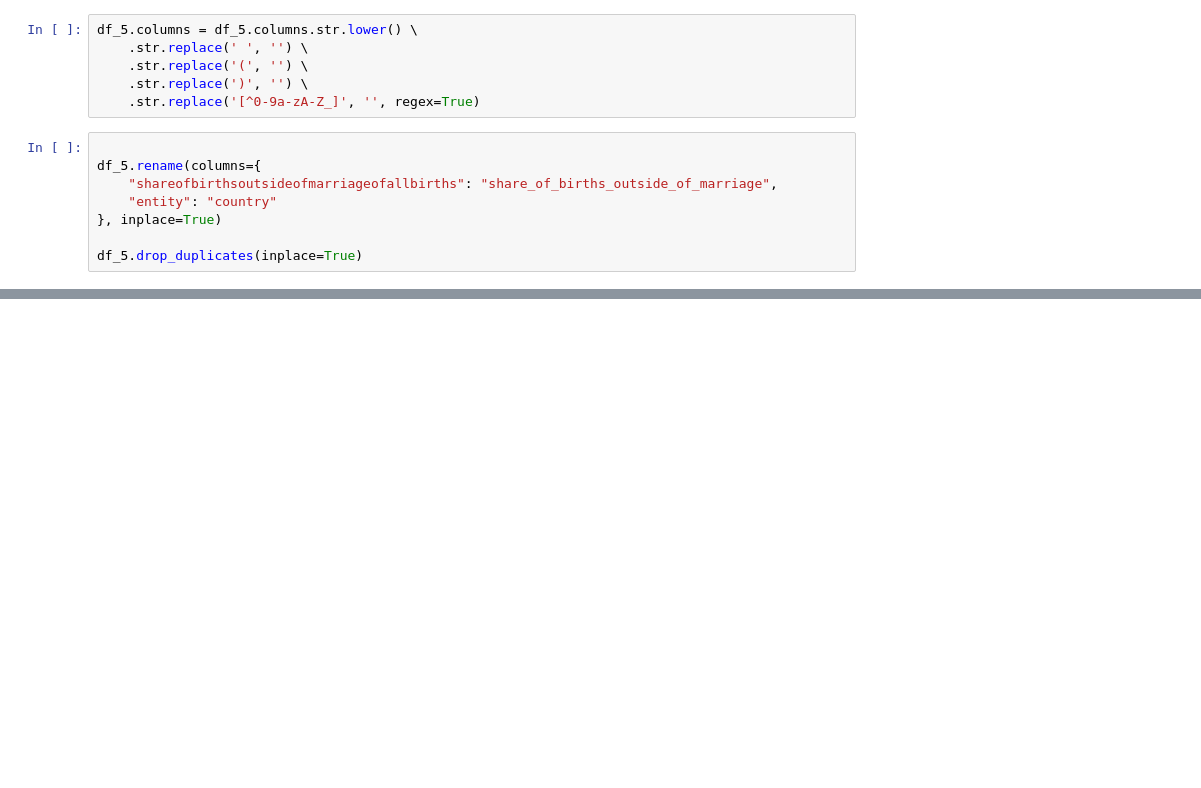
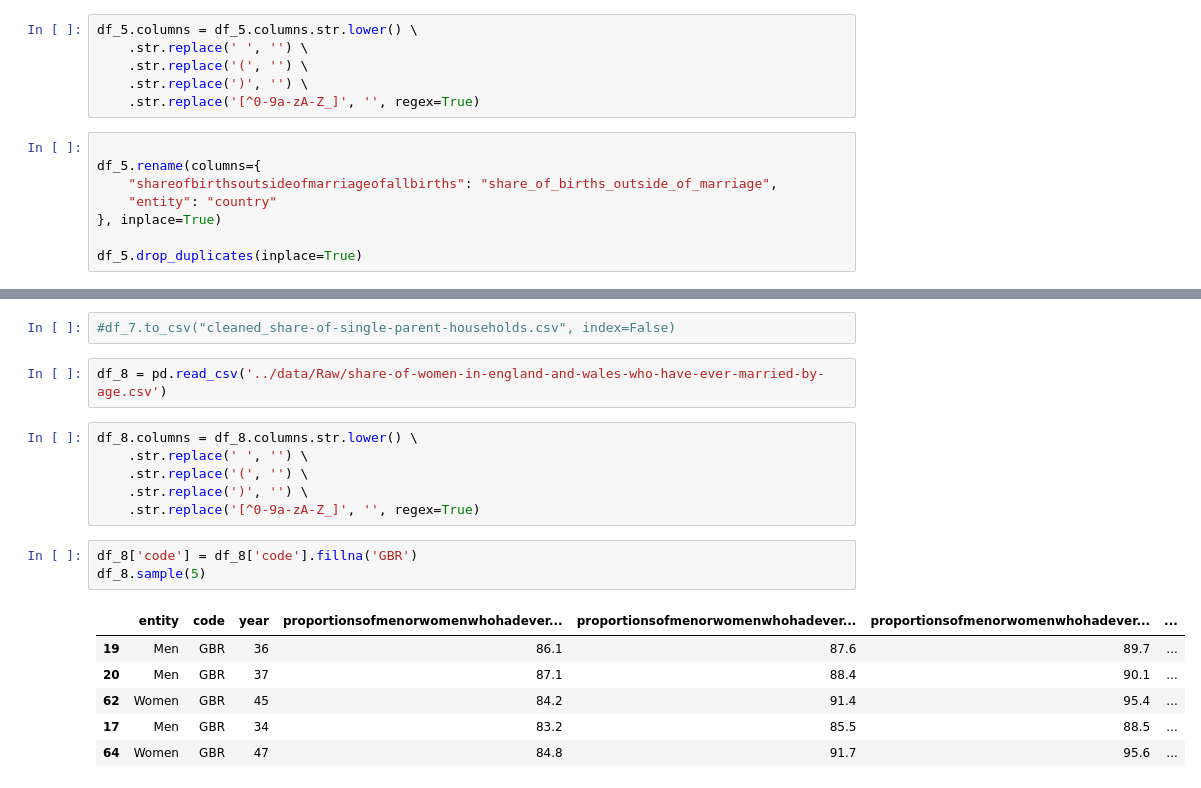
Before and after one commit to YkslB/marriage_statistics, a Jupyter notebook: scripts/Cleaning.ipynb, the cells around one changed output, grey strips where cells are left out. Cells and saved outputs as stored; diff of their text form; blank space fills up the shorter version.

```diff
--- a/scripts/Cleaning.ipynb
+++ b/scripts/Cleaning.ipynb
@@ -125,0 +257,20 @@ df_5.drop_duplicates(inplace=True)
+# %%
+#df_7.to_csv("cleaned_share-of-single-parent-households.csv", index=False)
+# %%
+df_8 = pd.read_csv('../data/Raw/share-of-women-in-england-and-wales-who-have-ever-married-by-age.csv')
+# %%
+df_8.columns = df_8.columns.str.lower() \
+    .str.replace(' ', '') \
+    .str.replace('(', '') \
+    .str.replace(')', '') \
+    .str.replace('[^0-9a-zA-Z_]', '', regex=True)
+# %%
+df_8['code'] = df_8['code'].fillna('GBR')
+df_8.sample(5)
+# %% [output]
+|  | entity | code | year | proportionsofmenorwomenwhohadever... | proportionsofmenorwomenwhohadever... | proportionsofmenorwomenwhohadever... | ... |
+| 19 | Men | GBR | 36 | 86.1 | 87.6 | 89.7 | ... |
+| 20 | Men | GBR | 37 | 87.1 | 88.4 | 90.1 | ... |
+| 62 | Women | GBR | 45 | 84.2 | 91.4 | 95.4 | ... |
+| 17 | Men | GBR | 34 | 83.2 | 85.5 | 88.5 | ... |
+| 64 | Women | GBR | 47 | 84.8 | 91.7 | 95.6 | ... |
```
Also changed, not shown: parts of 21 cells of this notebook, 5 other files.
